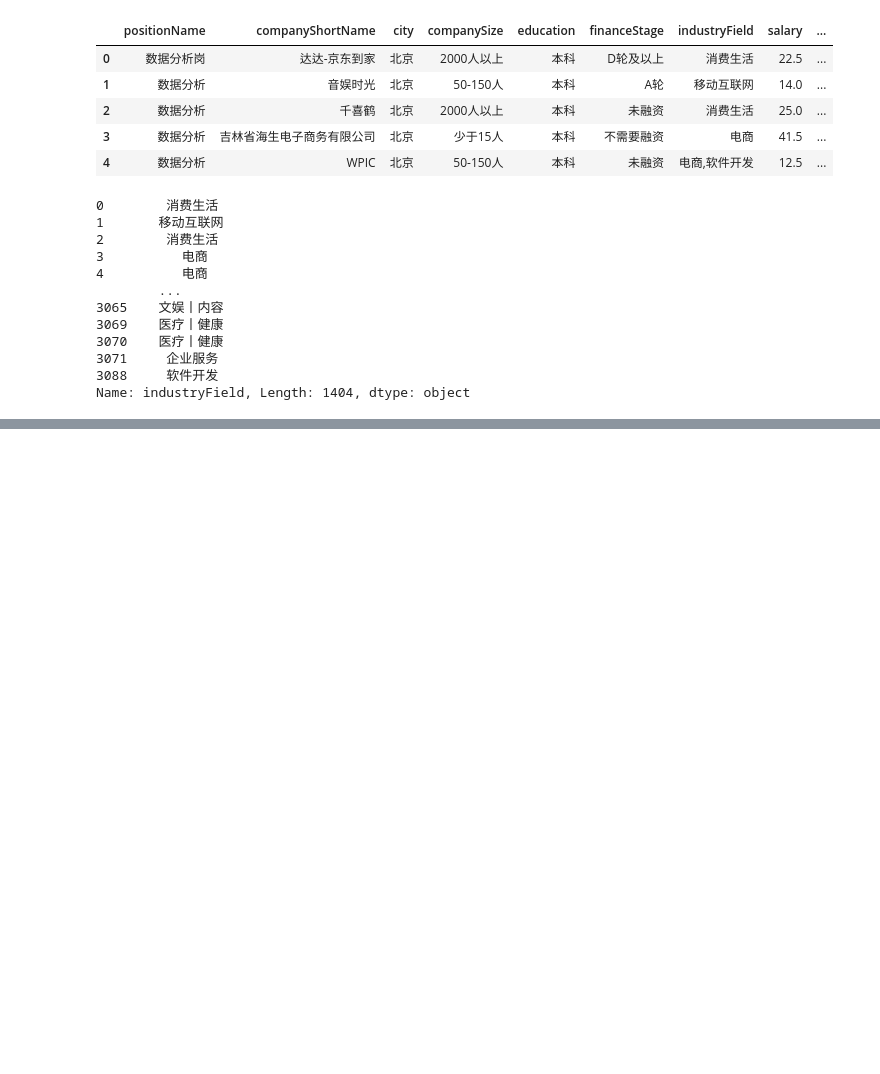
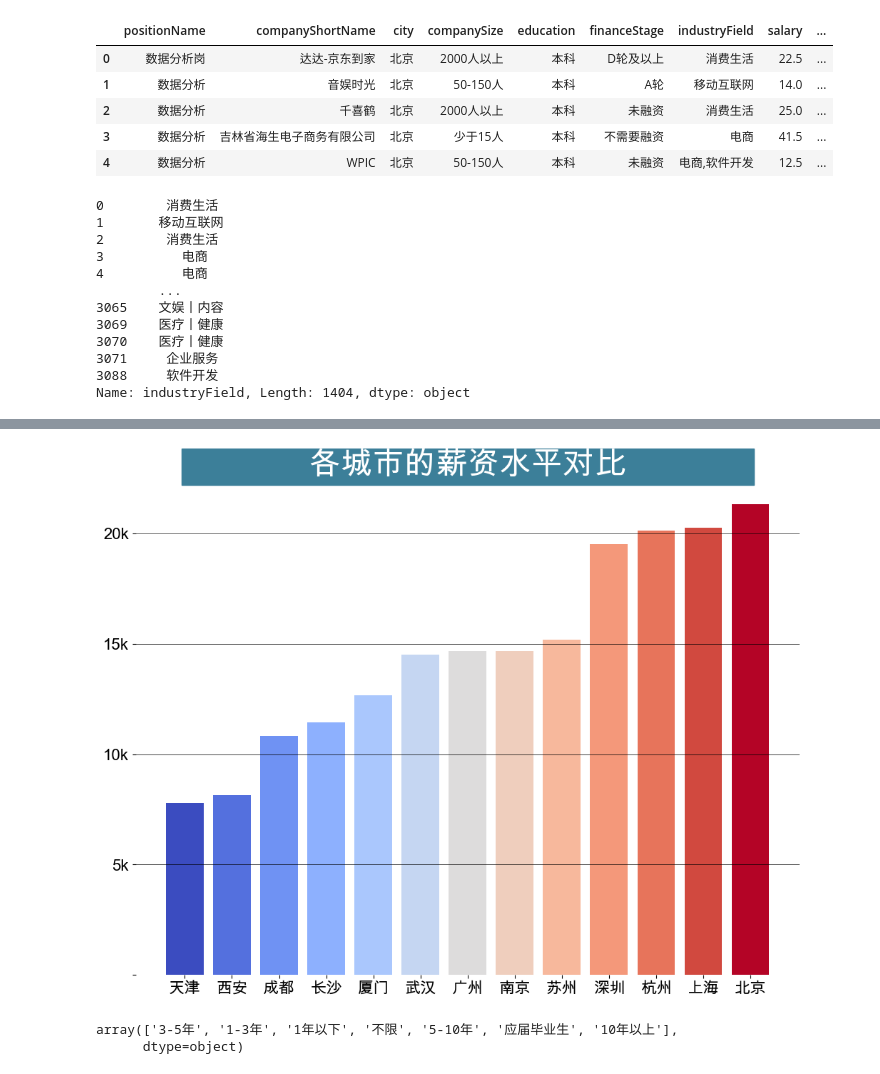
Before and after one commit to darrenli6/learnpy, a Jupyter notebook: machineL/dataAnalysis/index.ipynb, the cells around one changed output, grey strips where cells are left out. Drawn from its saved outputs; the diff is of its cells as text; code cells hidden in the pictures; blank space fills up the shorter version.

```diff
--- a/machineL/dataAnalysis/index.ipynb
+++ b/machineL/dataAnalysis/index.ipynb
@@ -118,0 +186,22 @@ Name: industryField, Length: 1404, dtype: object
+# %%
+plt.figure(figsize=(12,9))
+city_salary = job.groupby('city')["salary"].mean().sort_values()
+city_salary
+
+plt.bar(x =city_salary.index,height = city_salary.values,
+        color=plt.cm.coolwarm(np.linspace(0,1,len(city_salary)))
+       )
+plt.title(label='              各城市的薪资水平对比              ',
+         fontsize=32, weight='bold', color='white', backgroundcolor='#3c7f99')
+plt.tick_params(labelsize=16)
+plt.grid(axis = 'y',linewidth = 0.5,color = 'black')
+
+plt.yticks(ticks =np.arange(0,25,step=5,),labels = ["","5k","10k","15k","20k"])
+plt.box(False)
+# %% [output]
+[figure, added]
+# %%
+job["workYear"].unique()
+# %% [output]
+array(['3-5年', '1-3年', '1年以下', '不限', '5-10年', '应届毕业生', '10年以上'],
+      dtype=object)
```
Also changed, not shown: parts of 4 cells of this notebook.
